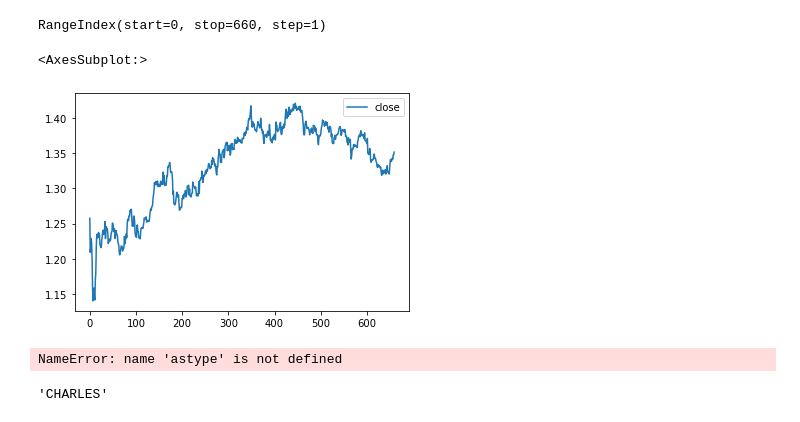
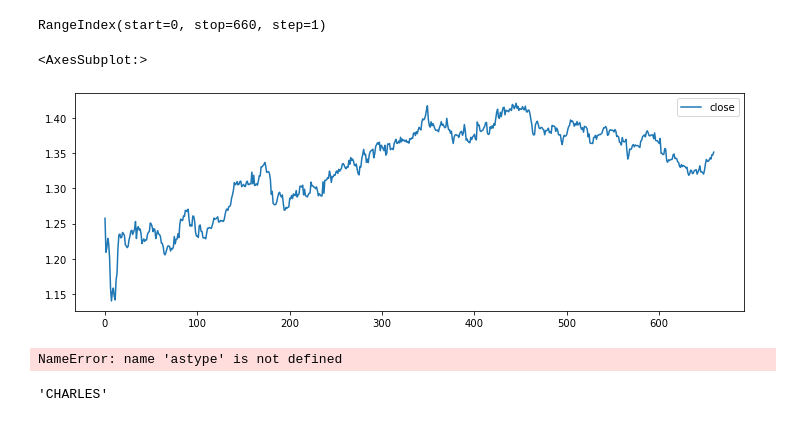
Before and after one commit to Charzy-1/Thesis_Project, a Jupyter notebook: My project.ipynb, the cells around one changed output. Drawn from its saved outputs; the diff is of its cells as text; code cells hidden in the pictures.

```diff
--- a/My project.ipynb
+++ b/My project.ipynb
@@ -27,9 +27,3 @@ GU.shape
 GU.index
 # %% [output]
 RangeIndex(start=0, stop=660, step=1)
-# %%
-# plotting the closing price against the index
-GU.plot.line(y = 'close', use_index=True, figsize(8,4))
-# %% [output]
-<AxesSubplot:>
-[figure, removed]
@@ -38,4 +29,0 @@ GU_caps = GU.columns
-# %%
-astype(GU_caps)
-# %% [output]
-NameError: name 'astype' is not defined
@@ -44,4 +30,6 @@ NameError: name 'astype' is not defined
-# %%
-word.upper()
-# %% [output]
-'CHARLES'
+# %%
+# plotting the closing price against the index
+GU.plot.line(y = 'close', use_index=True, figsize=(12,4))
+# %% [output]
+<AxesSubplot:>
+[figure, added]
@@ -47,0 +38,4 @@ word.upper()
+# %%
+astype(GU_caps)
+# %% [output]
+NameError: name 'astype' is not defined
@@ -47,0 +44,4 @@ word.upper()
+# %%
+word.upper()
+# %% [output]
+'CHARLES'
```
Also changed, not shown: parts of 4 cells of this notebook.
